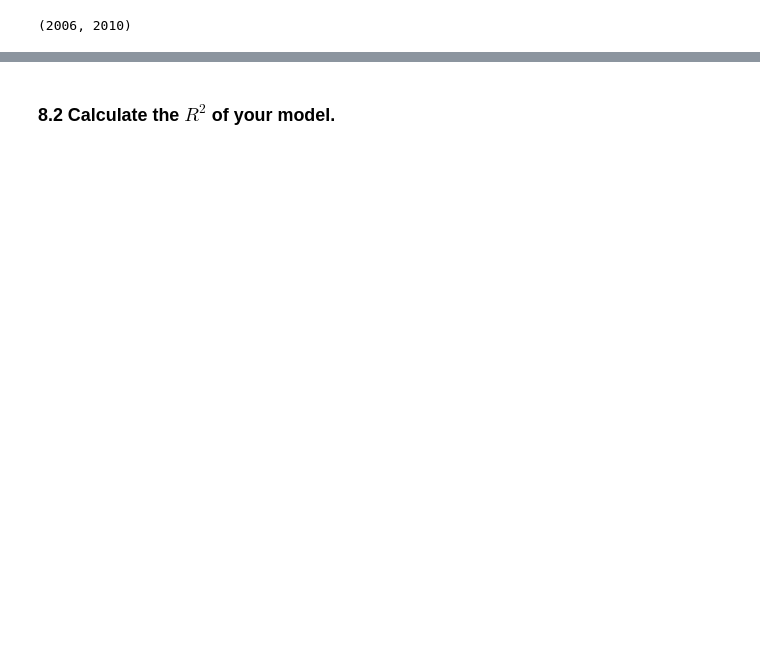
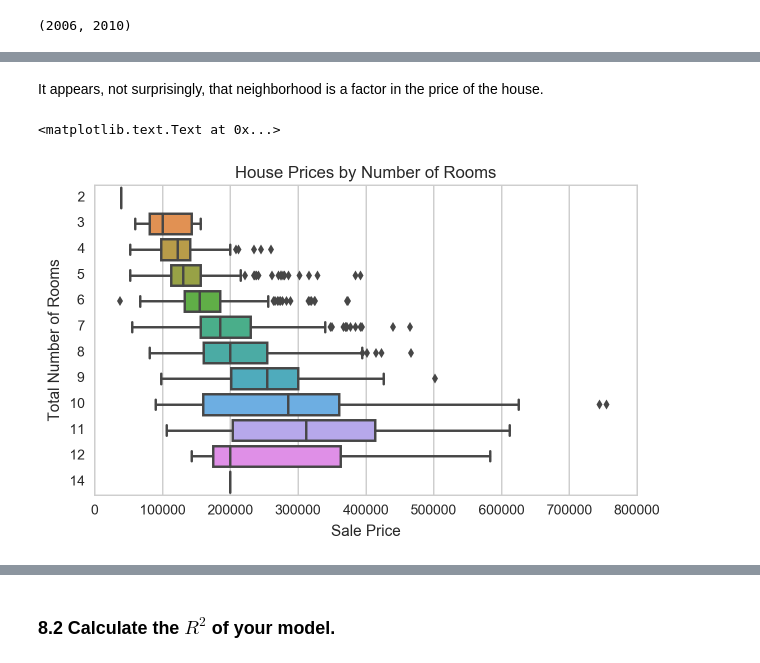
Before and after one commit to lprowell/DSI-SF-4-lprowell, a Jupyter notebook: projects/project-03/project-3-starter.ipynb, the cells around one changed output, grey strips where cells are left out. Cells and saved outputs as stored; diff of their text form; code cells hidden in the pictures; blank space fills up the shorter version.

```diff
--- a/projects/project-03/project-3-starter.ipynb
+++ b/projects/project-03/project-3-starter.ipynb
@@ -973,0 +943,12 @@ sns.boxplot(x = house['MasVnrArea'], y = house['Neighborhood'], orient = 'h')
+# %% [markdown]
+It appears, not surprisingly, that neighborhood is a factor in the price of the house.
+# %%
+fig, ax = plt.subplots(1, 1, figsize = (7, 4))
+
+sns.boxplot(y = house['TotRmsAbvGrd'], x = house['SalePrice'], orient = 'h')
+ax.set_xlabel('Sale Price')
+ax.set_ylabel('Total Number of Rooms')
+ax.set_title('House Prices by Number of Rooms')
+# %% [output]
+<matplotlib.text.Text at 0x...>
+[figure, added]
```
Also changed, not shown: parts of 43 cells of this notebook.
